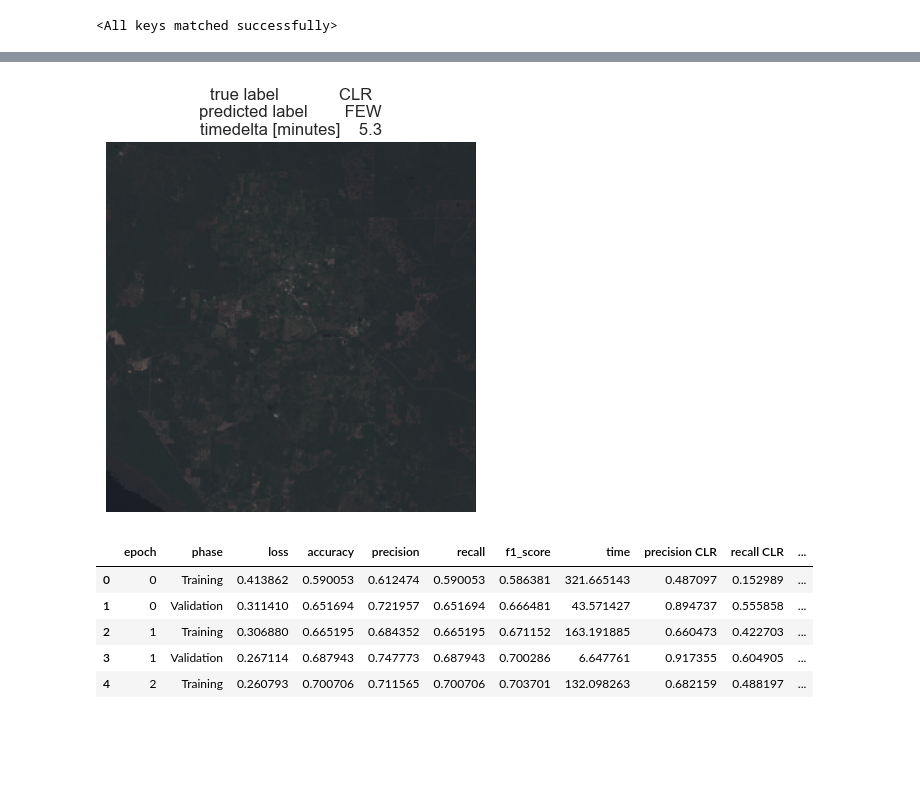
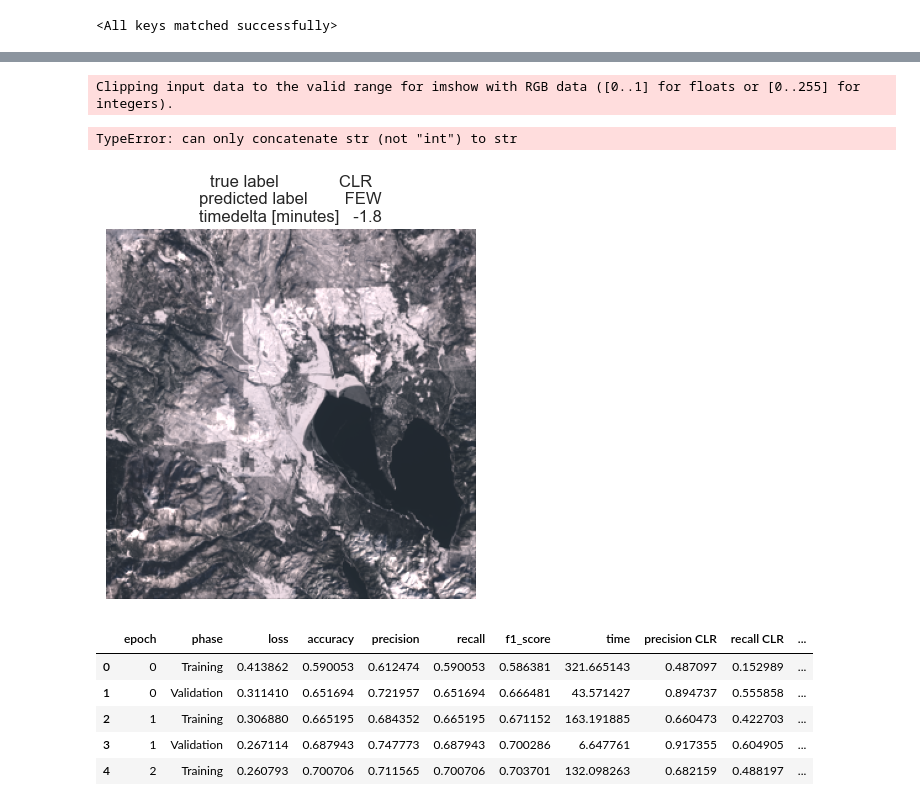
Before and after one commit to ErikWessel/MSCC-Notebooks, a Jupyter notebook: ml_analysis.ipynb, the cells around one changed output, grey strips where cells are left out. Saved outputs shown, nothing was run; the diff lists cells and outputs as text; code cells hidden in the pictures; blank space fills up the shorter version.

```diff
--- a/ml_analysis.ipynb
+++ b/ml_analysis.ipynb
@@ -349,0 +350,2 @@ false_predictions
+# %%
+false_predictions_subset = false_predictions[(false_predictions['true label'] == 'CLR') & (false_predictions['predicted label'] == 'FEW')]
@@ -350,18 +368,20 @@ false_predictions
 # %%
 false_predictions_idx = 0
 # %%
-if false_predictions_idx < len(visualization_dataset):
-    row = false_predictions.iloc[false_predictions_idx]
+if false_predictions_idx <= false_predictions_subset.index.max():
+    row = false_predictions_subset.iloc[false_predictions_idx]
     image = rasterio.open(row['image path'])
     image_tensor = torch.from_numpy(image.read())
     image.close()
 
     plt.title(row[['true label', 'predicted label', 'timedelta [minutes]']].to_string(float_format=(lambda x: f'{x:.1f}')))
     plt.axis('off')
     plt.imshow(image_tensor.permute(1, 2, 0))
-    false_predictions_idx += 1
+    false_predictions_subset += 1
 # %% [output]
+Clipping input data to the valid range for imshow with RGB data ([0..1] for floats or [0..255] for integers).
+TypeError: can only concatenate str (not "int") to str
-[figure, old version]
+[figure, new version]
 # %%
 pd.set_option('display.max_colwidth', None)
 # %%
```
Also changed, not shown: parts of 13 cells of this notebook, 18 other files.
